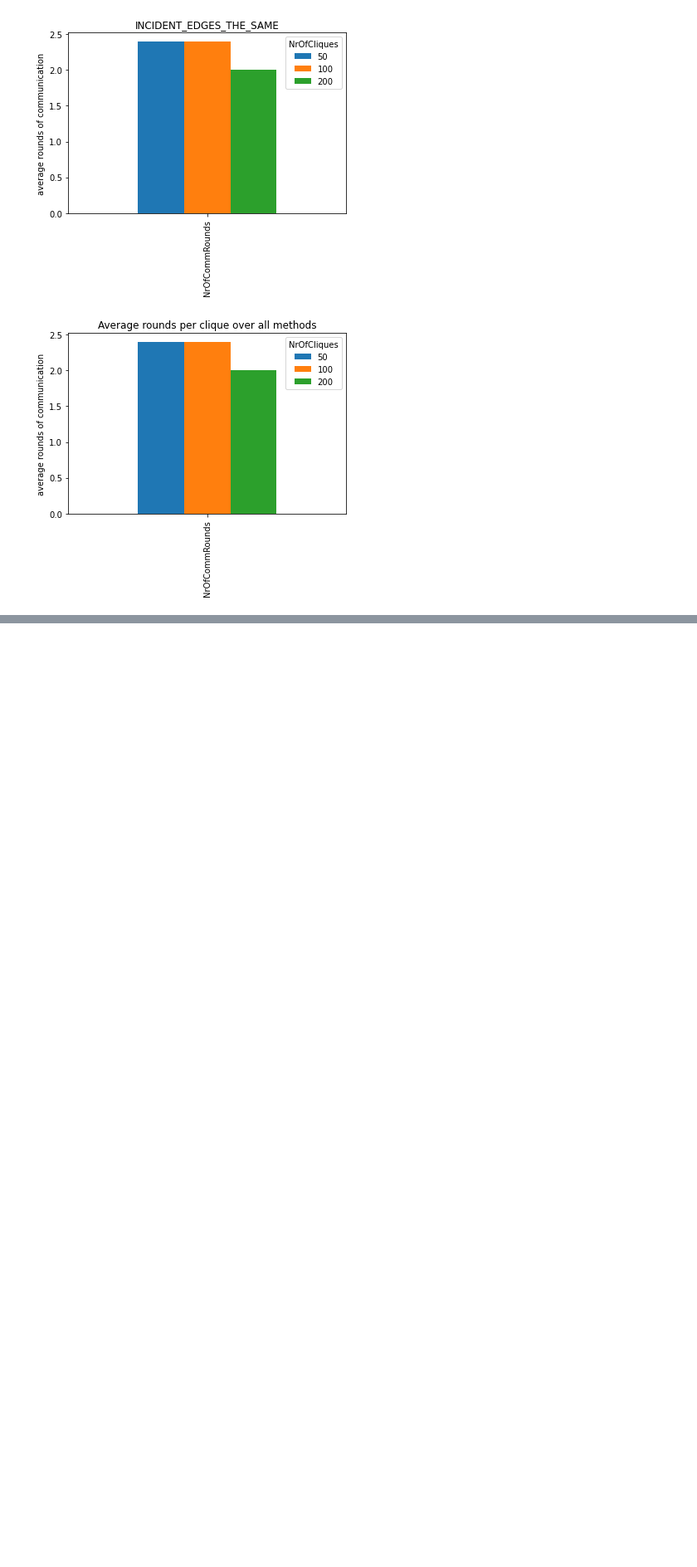
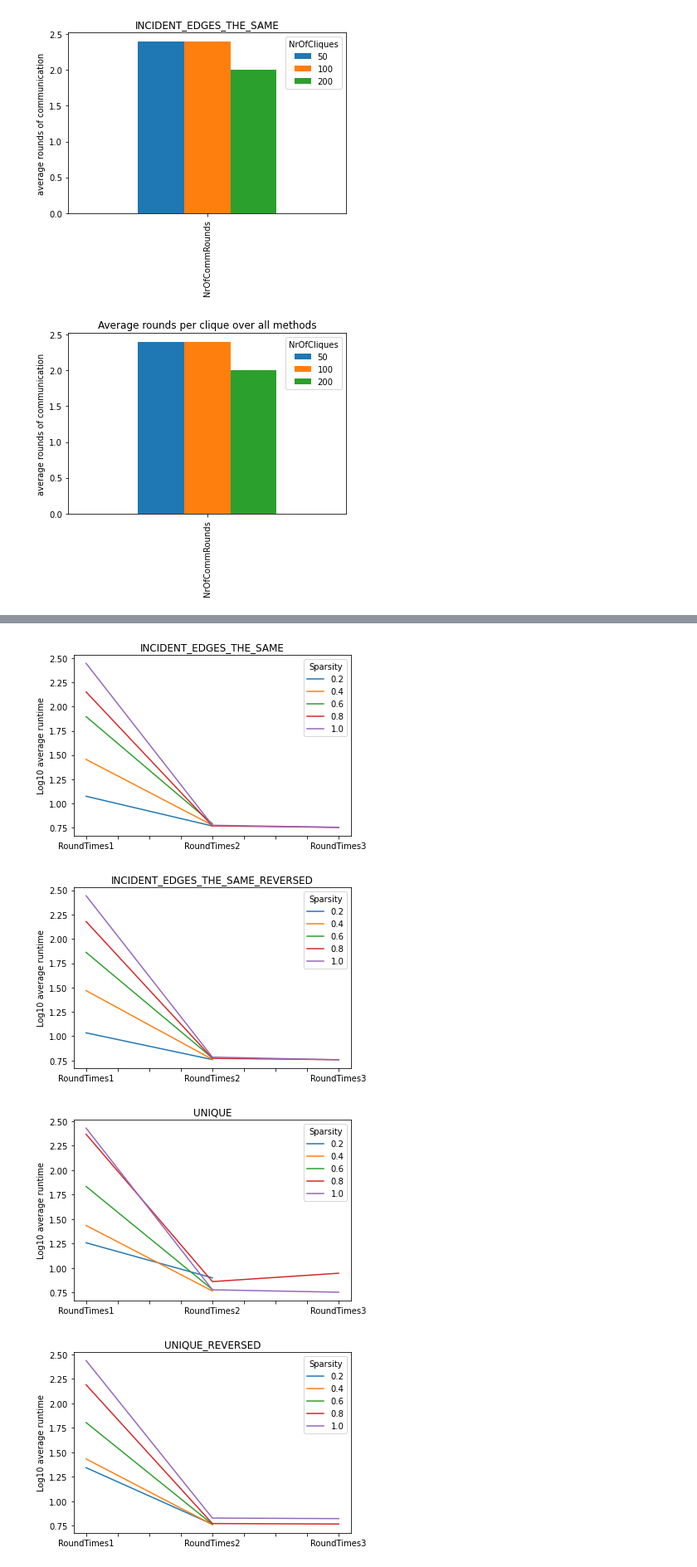
Before and after one commit to phuong-tm/2ima35-mpa, a Jupyter notebook: plots.ipynb, the cells around one changed output, grey strips where cells are left out. Shown at 83% size. Saved outputs shown, nothing was run; the diff lists cells and outputs as text; code cells hidden in the pictures; blank space fills up the shorter version.

```diff
--- a/plots.ipynb
+++ b/plots.ipynb
@@ -189,0 +217,23 @@ for i in range(len(methods)):
+# %%
+# Average round runtime per clique per method (i.e. sparsities are grouped)
+methods = ["INCIDENT_EDGES_THE_SAME", "INCIDENT_EDGES_THE_SAME_REVERSED", "UNIQUE", "UNIQUE_REVERSED"]
+plot_data = [0]*4
+plot = [0]*4
+
+plot_data = [0]*4
+plot = [0]*4
+
+for i in range(len(methods)):
+    plot_data[i] = reversed_data[reversed_data["WeightingMethod"] == methods[i]]
+    plot_data[i] = plot_data[i][plot_data[i]["SizeOfClique"] == 0]
+    plot_data[i] = plot_data[i][["Sparsity", "RoundTimes1", "RoundTimes2", "RoundTimes3"]].groupby("Sparsity").mean()
+    plot_data[i] = np.log10(plot_data[i].swapaxes(0, 1))
+    plot[i] = plot_data[i].plot(kind="line")
+    plot[i].set_title(methods[i])
+    #plot.set_xlabel("Runtime per round")
+    plot[i].set_ylabel("Log10 average runtime");
+# %% [output]
+[figure, added]
+[figure, added]
+[figure, added]
+[figure, added]
```
Also changed, not shown: parts of 7 cells of this notebook, 3 other files.
